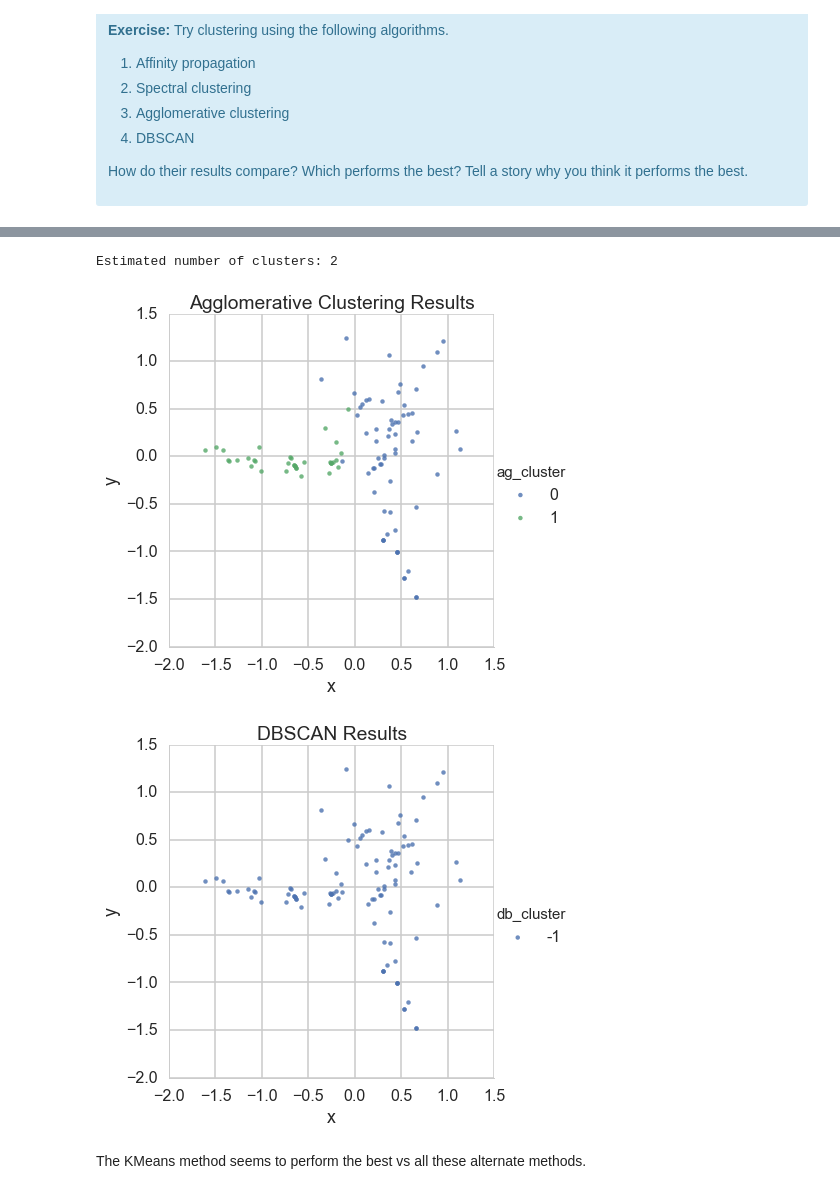
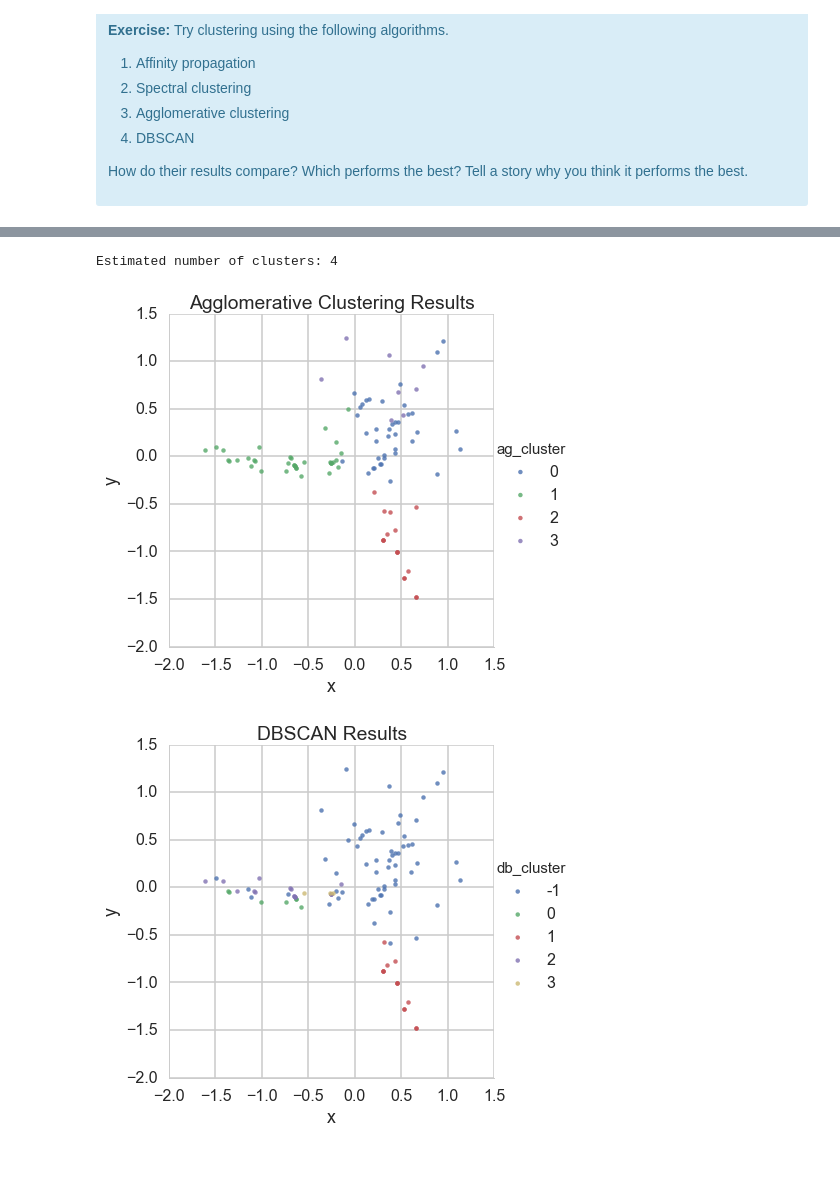
Before and after one commit to skrzym/Springboard, a Jupyter notebook: 11 - Machine Learning/05 - Introduction to Unsupervised Learning/03 - Customer Segmentation Using Clustering/Mini_Project_Clustering - Complete.ipynb, the cells around one changed output, grey strips where cells are left out. Drawn from its saved outputs; the diff is of its cells as text; code cells hidden in the pictures; blank space fills up the shorter version.

```diff
--- a/11 - Machine Learning/05 - Introduction to Unsupervised Learning/03 - Customer Segmentation Using Clustering/Mini_Project_Clustering - Complete.ipynb
+++ b/11 - Machine Learning/05 - Introduction to Unsupervised Learning/03 - Customer Segmentation Using Clustering/Mini_Project_Clustering - Complete.ipynb
@@ -527,6 +533,6 @@ Source: http://scikit-learn.org/stable/modules/clustering.html
 # %%
 from sklearn.cluster import AffinityPropagation
-af = AffinityPropagation()
+af = AffinityPropagation(preference=-20)
 offers_taken['af_cluster'] = af.fit_predict(np_matrix)
 print('Estimated number of clusters: {}'.format(len(af.cluster_centers_indices_)))
 
@@ -539,6 +545,6 @@ Estimated number of clusters: 14
 # %%
 from sklearn.cluster import SpectralClustering
-sc = SpectralClustering()
+sc = SpectralClustering(4)
 offers_taken['sc_cluster'] = sc.fit_predict(np_matrix)
 
 print('Estimated number of clusters: {}'.format(sc.n_clusters))
@@ -552,6 +558,6 @@ Estimated number of clusters: 8
 # %%
 from sklearn.cluster import AgglomerativeClustering
-ag = AgglomerativeClustering()
+ag = AgglomerativeClustering(4)
 offers_taken['ag_cluster'] = ag.fit_predict(np_matrix)
 
 print('Estimated number of clusters: {}'.format(ag.n_clusters))
@@ -560,17 +566,15 @@ sns.lmplot(data=offers_taken,x='x',y='y',hue='ag_cluster',legend=True,fit_reg=Fa
 plt.title('Agglomerative Clustering Results')
 plt.show()
 # %% [output]
-Estimated number of clusters: 2
+Estimated number of clusters: 4
-[figure, old version]
+[figure, new version]
 # %%
 from sklearn.cluster import DBSCAN
-db = DBSCAN(eps=0.3, min_samples=10)
+db = DBSCAN(eps=1.0)
 offers_taken['db_cluster'] = db.fit_predict(np_matrix)
 
 sns.lmplot(data=offers_taken,x='x',y='y',hue='db_cluster',legend=True,fit_reg=False,size=6)
 plt.title('DBSCAN Results')
 plt.show()
 # %% [output]
-[figure, old version]
+[figure, new version]
-# %% [markdown]
-The KMeans method seems to perform the best vs all these alternate methods.
```
Also changed, not shown: parts of 7 cells of this notebook, 6 other files.
